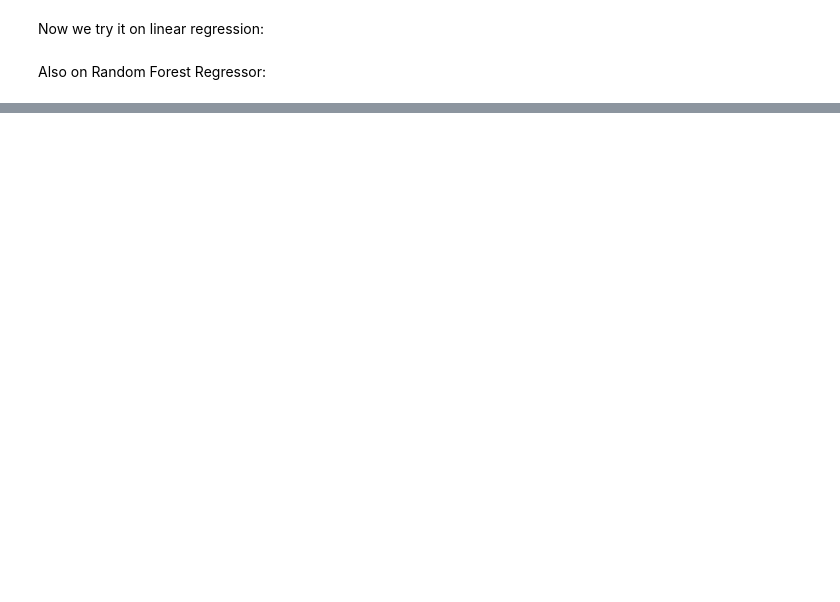
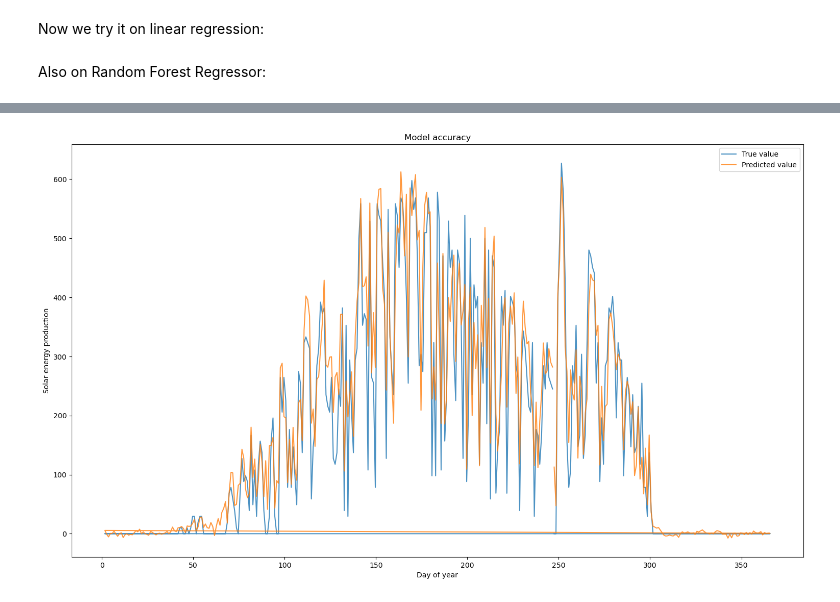
Before and after one commit to kponci/Solar-Energy-Production-Forecasting, a Jupyter notebook: solutions/FinalVersion/Long_note.ipynb, the cells around one changed output, grey strips where cells are left out. Drawn from its saved outputs; the diff is of its cells as text; code cells hidden in the pictures; blank space fills up the shorter version.

```diff
--- a/solutions/FinalVersion/Long_note.ipynb
+++ b/solutions/FinalVersion/Long_note.ipynb
@@ -510,0 +724,3 @@ print(f"Test {X_train_observed.shape}")
+# %%
+X_train_estimated.drop(columns=["snow_drift:idx", "elevation:m"],  inplace=True)
+X_train_observed.drop(columns=["snow_drift:idx", "elevation:m"], inplace=True)
@@ -510,0 +729,5 @@ print(f"Test {X_train_observed.shape}")
+# %%
+display(pd.merge(y_train, X_train_observed.rename(columns={'date_forecast': 'time'}), how="inner", on='time').corr())
+with open('correlation.html', 'w') as f: # make it nicer
+    print(pd.merge(y_train, X_train_observed.rename(columns={'date_forecast': 'time'}), how="inner", on='time').corr().style.background_gradient()
+.to_html(), file=f)
@@ -917,7 +1152,7 @@ lasso_pipeline=make_pipeline(
 estimators = [('Random Forest', RandomForestRegressor(random_state=42)),
               ('Lasso', lasso_pipeline),
               ('Gradient Boosting', HistGradientBoostingRegressor(random_state=42)),
-              ('Linear Regression', LinearRegression()),
+              ('Linear Regression', linreg_pipeline),
               ('Adaboost', AdaBoostRegressor(random_state=42)),
               ]
 
@@ -959,0 +1227,14 @@ print("done")
+# %%
+fig, ax = plt.subplots() # Create the figure and axes
+fig.set_size_inches(18.5, 10.5, forward=True)
+plt.plot(X_train[4*4:365*24*4:24*4]['day_of_year']+(1/24)*X_train[4*4:365*24*4:24*4]['hour_of_day'], y_train[4*4:365*24*4:24*4]['pv_measurement'], alpha=0.8, label='True value', linestyle='solid')
+plt.plot(X_train[4*4:365*24*4:24*4]['day_of_year']+(1/24)*X_train[4*4:365*24*4:24*4]['hour_of_day'], model.predict(X_train[4*4:365*24*4:24*4]), alpha=0.8, label='Predicted value', linestyle='solid')
+plt.xlabel('Day of year')
+plt.ylabel('Solar energy production')
+plt.title('Model accuracy')
+plt.legend()
+
+
+plt.show()
+# %% [output]
+[figure, added]
```
Also changed, not shown: parts of 46 cells of this notebook, 4 other files.
